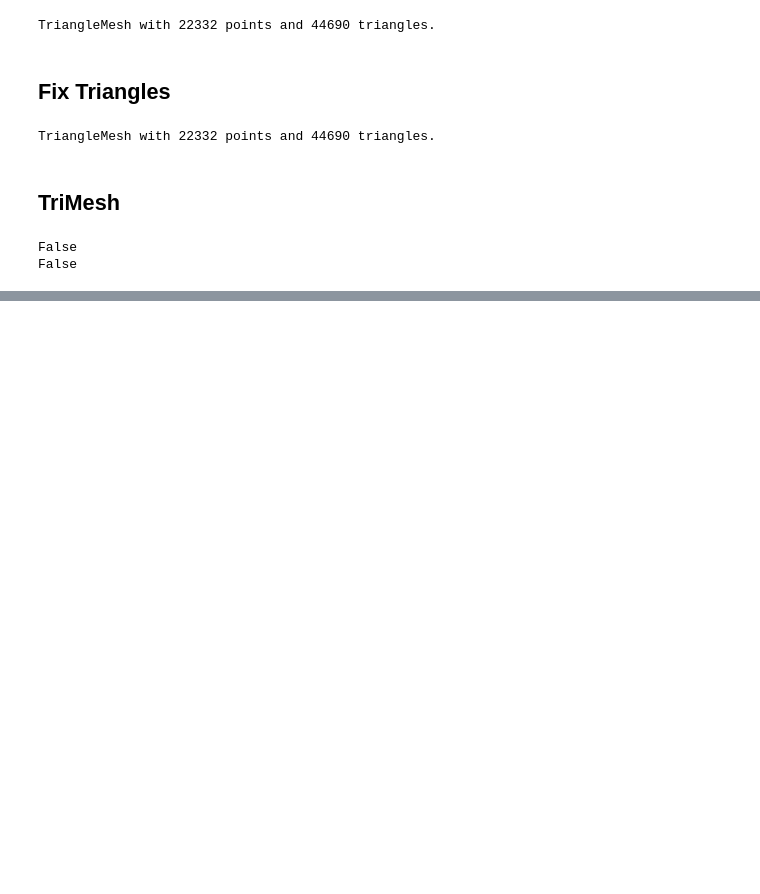
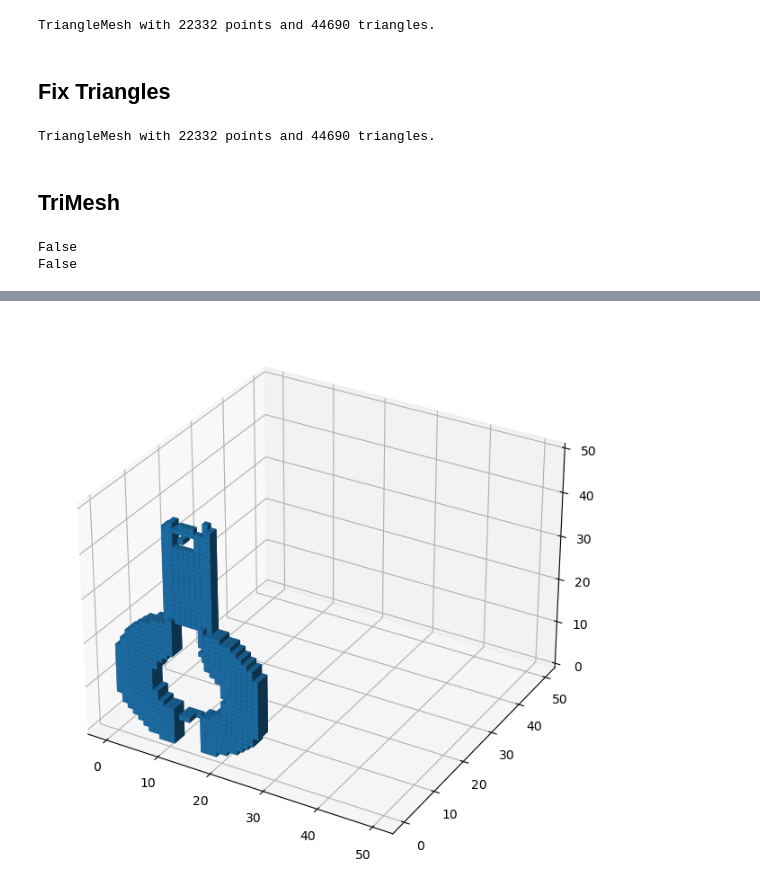
Before and after one commit to hannesk95/ClassificationForAdditiveManufacturing, a Jupyter notebook: dev_notebooks/data_preprocessing.ipynb, the cells around one changed output, grey strips where cells are left out. Saved outputs shown, nothing was run; the diff lists cells and outputs as text; code cells hidden in the pictures; blank space fills up the shorter version.

```diff
--- a/dev_notebooks/data_preprocessing.ipynb
+++ b/dev_notebooks/data_preprocessing.ipynb
@@ -244,0 +280,2 @@ False
+# %%
+voxels_to_be_removed = np.unique(list(map(lambda x: voxel_grid.get_voxel(x), to_be_removed)), axis = 0)
@@ -244,0 +297,10 @@ False
+# %%
+for v in voxels_to_be_removed:
+    voxels_occ_grid[v[0]-1, v[1]-1, v[2]-1] = 0
+# %%
+fig = plt.figure(figsize=(12,8), dpi= 100, facecolor='w', edgecolor='k')
+ax = fig.gca(projection='3d')
+ax.voxels(voxels_occ_grid)
+plt.show()
+# %% [output]
+[figure, added]
```
Also changed, not shown: parts of 14 cells of this notebook.
